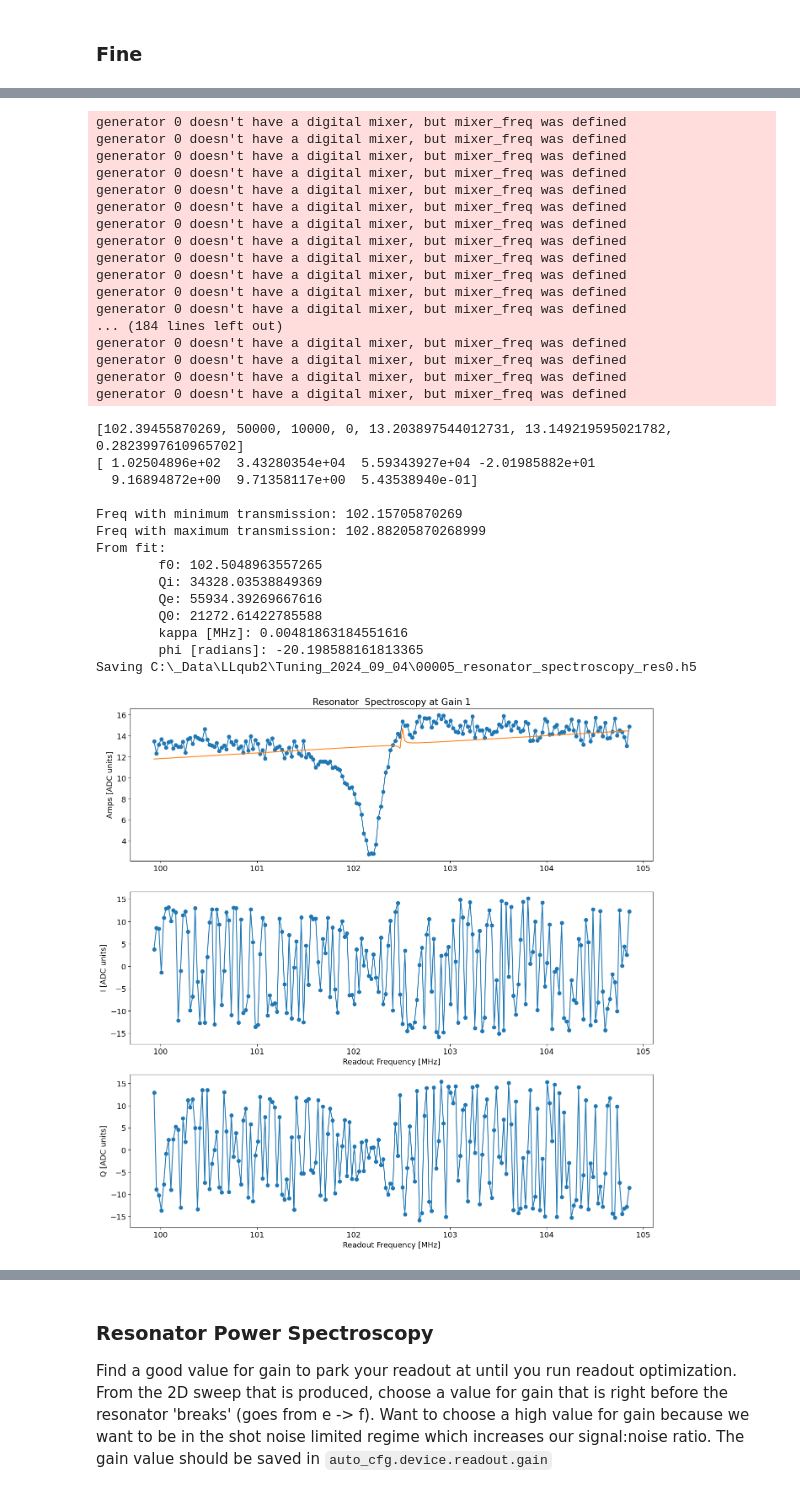
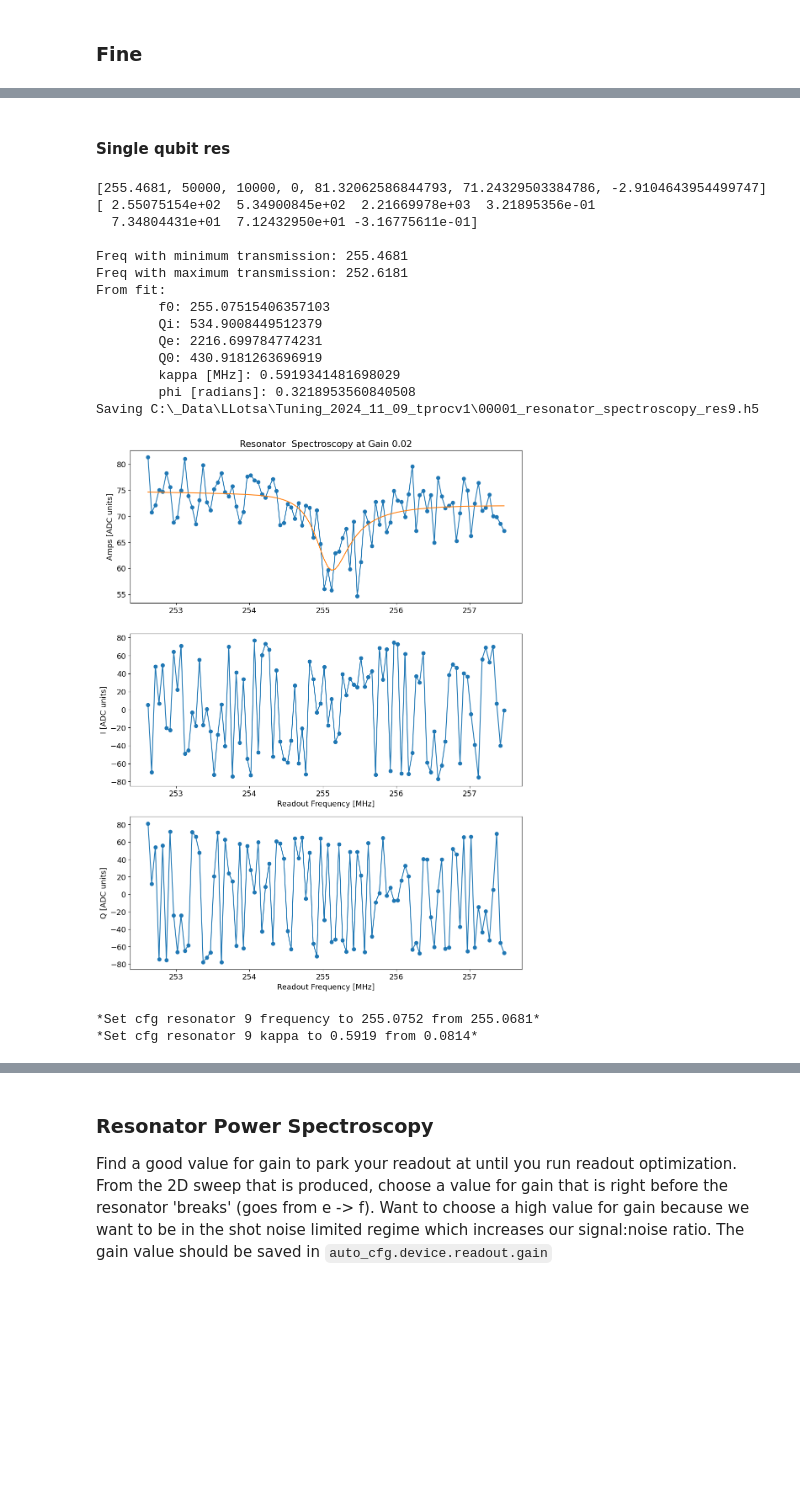
Before and after one commit to shiy1022/slab_qick_calib, a Jupyter notebook: auto_mini_v2.ipynb, the cells around one changed output, grey strips where cells are left out. Saved outputs shown, nothing was run; the diff lists cells and outputs as text; code cells hidden in the pictures; blank space fills up the shorter version.

```diff
--- a/auto_mini_v2.ipynb
+++ b/auto_mini_v2.ipynb
@@ -100,6 +78,2 @@ imported experiments.single_qubit.length_rabi
 # %% [markdown]
 Note: make sure you set your ADC/DAC channels correctly. This code does not automatically fill in the ADC/DAC into your configuration file, so you should check yourself to make sure these values are correct.
-# %%
-auto_cfg = config.load(cfg_path)
-
-auto_cfg
@@ -181,41 +145,31 @@ TypeError: unsupported operand type(s) for <<: 'float' and 'int'
+# %% [markdown]
+#### Single qubit res
 # %%
+import cProfile
+
 # Just run one
-i = 0
+i = 9
 #config.update_readout(cfg_file, 'gain', 4000, i)
-
-rspec = cfg.make_rspec_fine(soc, expt_path, cfg_path, i, im=im, smart=False, span=5)
-#auto_cfg = config.update_readout(cfg_file, 'frequency', round(float(rspec.data['fit'][0]),4), i)
-#auto_cfg = config.update_readout(cfg_file, 'kappa', round(float(2*rspec.data['kappa']),4), i)
+#cfg.make_rspec_fine(soc, expt_path, cfg_path, i, im=im, smart=False, span=15, gain=0.1,npts=200)
+#rspec = cfg.make_rspec_fine(soc, expt_path, cfg_path, i, im=im, smart=False, span=2, gain=0.01, npts=100)
+rspec = cfg.make_rspec_fine(soc, expt_path, cfg_path, i, im=im, smart=False, span=5, gain=0.02, npts=100)
+auto_cfg = config.update_readout(cfg_path, 'frequency', float(rspec.data['fit'][0]), i)
+auto_cfg = config.update_readout(cfg_path, 'kappa', float(rspec.data['kappa']), i)
 # %% [output]
-generator 0 doesn't have a digital mixer, but mixer_freq was defined
-generator 0 doesn't have a digital mixer, but mixer_freq was defined
-generator 0 doesn't have a digital mixer, but mixer_freq was defined
-generator 0 doesn't have a digital mixer, but mixer_freq was defined
-generator 0 doesn't have a digital mixer, but mixer_freq was defined
-generator 0 doesn't have a digital mixer, but mixer_freq was defined
-generator 0 doesn't have a digital mixer, but mixer_freq was defined
-generator 0 doesn't have a digital mixer, but mixer_freq was defined
-generator 0 doesn't have a digital mixer, but mixer_freq was defined
-generator 0 doesn't have a digital mixer, but mixer_freq was defined
-generator 0 doesn't have a digital mixer, but mixer_freq was defined
-generator 0 doesn't have a digital mixer, but mixer_freq was defined
-... (184 lines left out)
-generator 0 doesn't have a digital mixer, but mixer_freq was defined
-generator 0 doesn't have a digital mixer, but mixer_freq was defined
-generator 0 doesn't have a digital mixer, but mixer_freq was defined
-generator 0 doesn't have a digital mixer, but mixer_freq was defined
+[255.4681, 50000, 10000, 0, 81.32062586844793, 71.24329503384786, -2.9104643954499747]
+[ 2.55075154e+02  5.34900845e+02  2.21669978e+03  3.21895356e-01
+  7.34804431e+01  7.12432950e+01 -3.16775611e-01]
+
+Freq with minimum transmission: 255.4681
+Freq with maximum transmission: 252.6181
+From fit:
+        f0: 255.07515406357103
+        Qi: 534.9008449512379
+        Qe: 2216.699784774231
+        Q0: 430.9181263696919
+        kappa [MHz]: 0.5919341481698029
+        phi [radians]: 0.3218953560840508
+Saving C:\_Data\LLotsa\Tuning_2024_11_09_tprocv1\00001_resonator_spectroscopy_res9.h5
+[figure, new version]
-[102.39455870269, 50000, 10000, 0, 13.203897544012731, 13.149219595021782, 0.2823997610965702]
-[ 1.02504896e+02  3.43280354e+04  5.59343927e+04 -2.01985882e+01
-  9.16894872e+00  9.71358117e+00  5.43538940e-01]
-
-Freq with minimum transmission: 102.15705870269
-Freq with maximum transmission: 102.88205870268999
-From fit:
-        f0: 102.5048963557265
-        Qi: 34328.03538849369
-        Qe: 55934.39269667616
-        Q0: 21272.61422785588
-        kappa [MHz]: 0.00481863184551616
-        phi [radians]: -20.198588161813365
-Saving C:\_Data\LLqub2\Tuning_2024_09_04\00005_resonator_spectroscopy_res0.h5
+*Set cfg resonator 9 frequency to 255.0752 from 255.0681*
+*Set cfg resonator 9 kappa to 0.5919 from 0.0814*
-[figure, old version]
```
Also changed, not shown: parts of 31 cells of this notebook, 17 other files.
